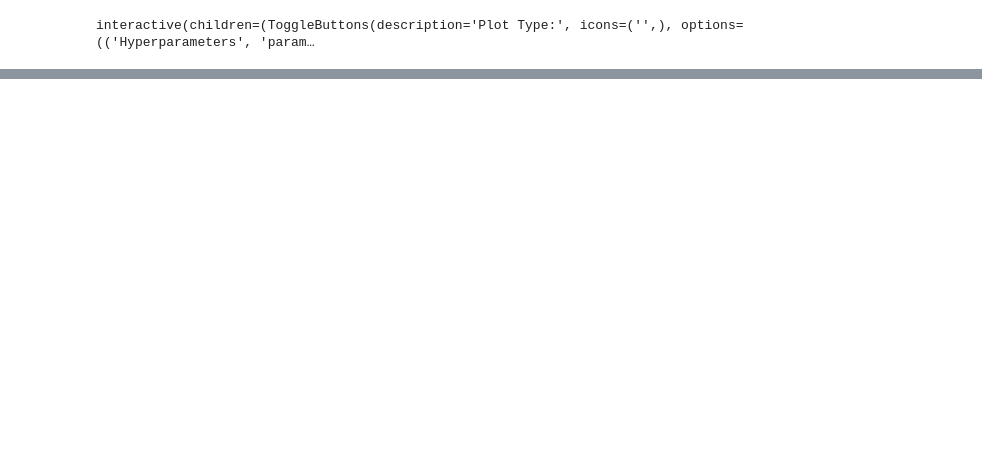
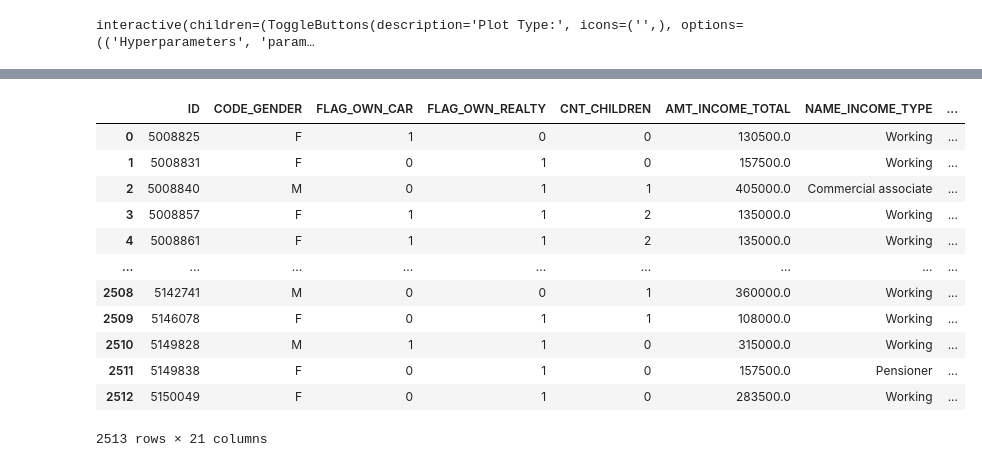
Before and after one commit to SC8-Team-2/SC1015-Mini-Project, a Jupyter notebook: Models Analysis.ipynb, the cells around one changed output, grey strips where cells are left out. Saved outputs shown, nothing was run; the diff lists cells and outputs as text; code cells hidden in the pictures; blank space fills up the shorter version.

```diff
--- a/Models Analysis.ipynb
+++ b/Models Analysis.ipynb
@@ -113,0 +113,17 @@ NameError: name 'plot_model' is not defined
+# %%
+df_modeling
+df_unseen
+# %% [output]
+|  | ID | CODE_GENDER | FLAG_OWN_CAR | FLAG_OWN_REALTY | CNT_CHILDREN | AMT_INCOME_TOTAL | NAME_INCOME_TYPE | ... |
+| 0 | 5008825 | F | 1 | 0 | 0 | 130500.0 | Working | ... |
+| 1 | 5008831 | F | 0 | 1 | 0 | 157500.0 | Working | ... |
+| 2 | 5008840 | M | 0 | 1 | 1 | 405000.0 | Commercial associate | ... |
+| 3 | 5008857 | F | 1 | 1 | 2 | 135000.0 | Working | ... |
+| 4 | 5008861 | F | 1 | 1 | 2 | 135000.0 | Working | ... |
+| ... | ... | ... | ... | ... | ... | ... | ... | ... |
+| 2508 | 5142741 | M | 0 | 0 | 1 | 360000.0 | Working | ... |
+| 2509 | 5146078 | F | 0 | 1 | 1 | 108000.0 | Working | ... |
+| 2510 | 5149828 | M | 1 | 1 | 0 | 315000.0 | Working | ... |
+| 2511 | 5149838 | F | 0 | 1 | 0 | 157500.0 | Pensioner | ... |
+| 2512 | 5150049 | F | 0 | 1 | 0 | 283500.0 | Working | ... |
+2513 rows × 21 columns
```
Also changed, not shown: parts of 3 cells of this notebook, 2 other files.
